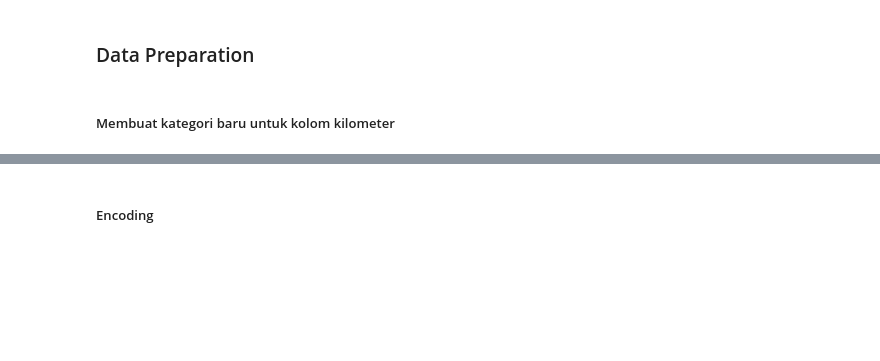
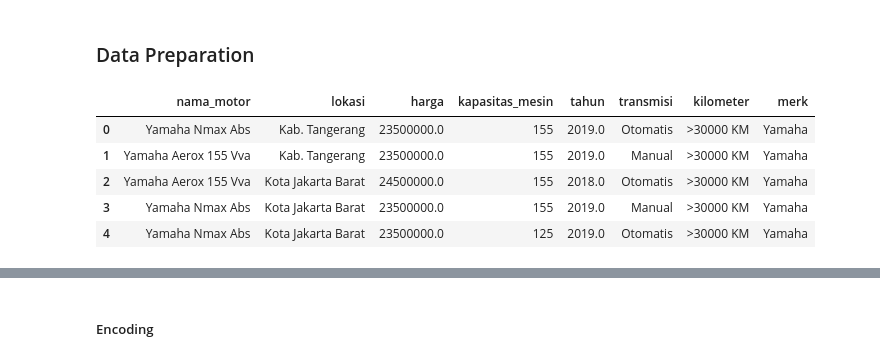
Before and after one commit to daff00/used-motorcycle-price-prediction, a Jupyter notebook: project.ipynb, the cells around one changed output, grey strips where cells are left out. Saved outputs shown, nothing was run; the diff lists cells and outputs as text; code cells hidden in the pictures; blank space fills up the shorter version.

```diff
--- a/project.ipynb
+++ b/project.ipynb
@@ -430,5 +434,3 @@ plt.show()
 Dari visualisasi, terlihat rata-rata harga paling mahal adalah merk motor Kawasaki
 # %% [markdown]
 ### Data Preparation
-# %% [markdown]
-##### Membuat kategori baru untuk kolom kilometer
@@ -439,3 +437,12 @@ filtered_motor['kilometer_kategori'] = filtered_motor['kilometer'].replace({'>30
+# %%
+filtered_motor.head()
+# %% [output]
+|  | nama_motor | lokasi | harga | kapasitas_mesin | tahun | transmisi | kilometer | merk |
+| 0 | Yamaha Nmax Abs | Kab. Tangerang | 23500000.0 | 155 | 2019.0 | Otomatis | >30000 KM | Yamaha |
+| 1 | Yamaha Aerox 155 Vva | Kab. Tangerang | 23500000.0 | 155 | 2019.0 | Manual | >30000 KM | Yamaha |
+| 2 | Yamaha Aerox 155 Vva | Kota Jakarta Barat | 24500000.0 | 155 | 2018.0 | Otomatis | >30000 KM | Yamaha |
+| 3 | Yamaha Nmax Abs | Kota Jakarta Barat | 23500000.0 | 155 | 2019.0 | Manual | >30000 KM | Yamaha |
+| 4 | Yamaha Nmax Abs | Kota Jakarta Barat | 23500000.0 | 125 | 2019.0 | Otomatis | >30000 KM | Yamaha |
 # %%
 filtered_motor.info()
 # %% [output]
```
Also changed, not shown: parts of 25 cells of this notebook.
